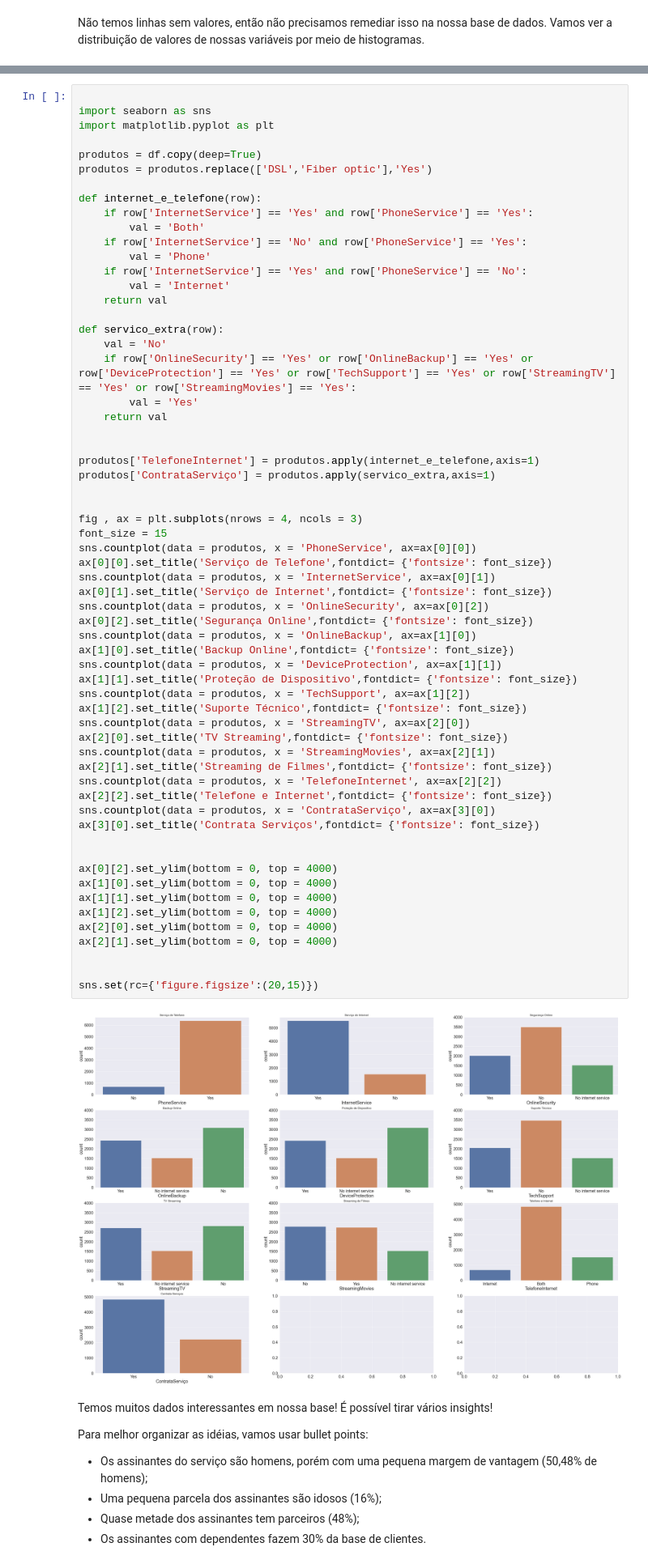
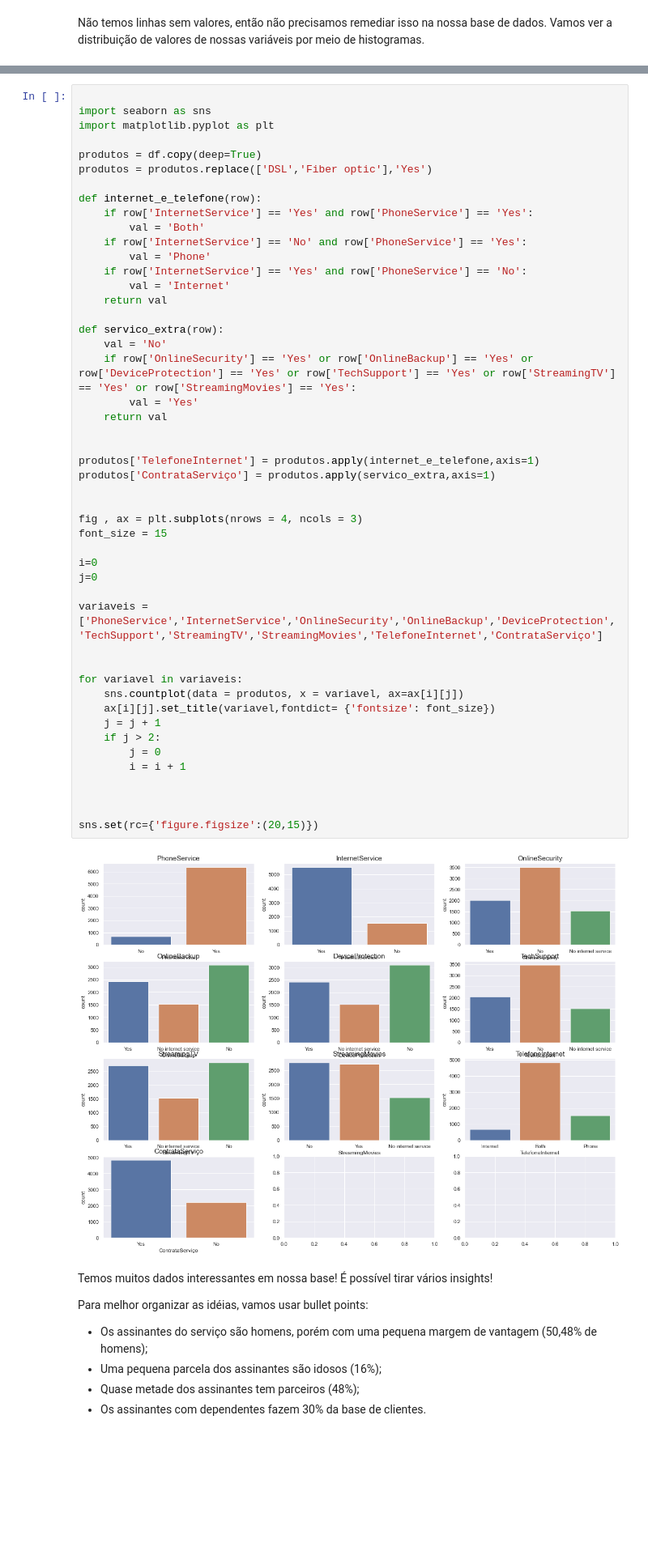
Before and after one commit to EduardoPitta/Telco_Churn, a Jupyter notebook: telco_churn.ipynb, the cells around one changed output, grey strips where cells are left out. Shown at 81% size. Cells and saved outputs as stored; diff of their text form; blank space fills up the shorter version.

```diff
--- a/telco_churn.ipynb
+++ b/telco_churn.ipynb
@@ -148,60 +150,47 @@ produtos = df.copy(deep=True)
 produtos = produtos.replace(['DSL','Fiber optic'],'Yes')
 
 def internet_e_telefone(row):
     if row['InternetService'] == 'Yes' and row['PhoneService'] == 'Yes':
         val = 'Both'
     if row['InternetService'] == 'No' and row['PhoneService'] == 'Yes':
         val = 'Phone'
     if row['InternetService'] == 'Yes' and row['PhoneService'] == 'No':
         val = 'Internet'
     return val
 
 def servico_extra(row):
     val = 'No'
     if row['OnlineSecurity'] == 'Yes' or row['OnlineBackup'] == 'Yes' or row['DeviceProtection'] == 'Yes' or row['TechSupport'] == 'Yes' or row['StreamingTV'] == 'Yes' or row['StreamingMovies'] == 'Yes':
         val = 'Yes'
     return val
 
 
 produtos['TelefoneInternet'] = produtos.apply(internet_e_telefone,axis=1)
 produtos['ContrataServiço'] = produtos.apply(servico_extra,axis=1)
 
 
 fig , ax = plt.subplots(nrows = 4, ncols = 3)
 font_size = 15
-sns.countplot(data = produtos, x = 'PhoneService', ax=ax[0][0])
-ax[0][0].set_title('Serviço de Telefone',fontdict= {'fontsize': font_size})
-sns.countplot(data = produtos, x = 'InternetService', ax=ax[0][1])
-ax[0][1].set_title('Serviço de Internet',fontdict= {'fontsize': font_size})
-sns.countplot(data = produtos, x = 'OnlineSecurity', ax=ax[0][2])
-ax[0][2].set_title('Segurança Online',fontdict= {'fontsize': font_size})
-sns.countplot(data = produtos, x = 'OnlineBackup', ax=ax[1][0])
-ax[1][0].set_title('Backup Online',fontdict= {'fontsize': font_size})
-sns.countplot(data = produtos, x = 'DeviceProtection', ax=ax[1][1])
-ax[1][1].set_title('Proteção de Dispositivo',fontdict= {'fontsize': font_size})
-sns.countplot(data = produtos, x = 'TechSupport', ax=ax[1][2])
-ax[1][2].set_title('Suporte Técnico',fontdict= {'fontsize': font_size})
-sns.countplot(data = produtos, x = 'StreamingTV', ax=ax[2][0])
-ax[2][0].set_title('TV Streaming',fontdict= {'fontsize': font_size})
-sns.countplot(data = produtos, x = 'StreamingMovies', ax=ax[2][1])
-ax[2][1].set_title('Streaming de Filmes',fontdict= {'fontsize': font_size})
-sns.countplot(data = produtos, x = 'TelefoneInternet', ax=ax[2][2])
-ax[2][2].set_title('Telefone e Internet',fontdict= {'fontsize': font_size})
-sns.countplot(data = produtos, x = 'ContrataServiço', ax=ax[3][0])
-ax[3][0].set_title('Contrata Serviços',fontdict= {'fontsize': font_size})
+
+i=0
+j=0
+
+variaveis = ['PhoneService','InternetService','OnlineSecurity','OnlineBackup','DeviceProtection','TechSupport','StreamingTV','StreamingMovies','TelefoneInternet','ContrataServiço']
 
 
-ax[0][2].set_ylim(bottom = 0, top = 4000)
-ax[1][0].set_ylim(bottom = 0, top = 4000)
-ax[1][1].set_ylim(bottom = 0, top = 4000)
-ax[1][2].set_ylim(bottom = 0, top = 4000)
-ax[2][0].set_ylim(bottom = 0, top = 4000)
-ax[2][1].set_ylim(bottom = 0, top = 4000)
+for variavel in variaveis:
+    sns.countplot(data = produtos, x = variavel, ax=ax[i][j])
+    ax[i][j].set_title(variavel,fontdict= {'fontsize': font_size})
+    j = j + 1
+    if j > 2:
+        j = 0
+        i = i + 1
+
 
 
 sns.set(rc={'figure.figsize':(20,15)})
 # %% [output]
-[figure, old version]
+[figure, new version]
 # %% [markdown]
 Temos muitos dados interessantes em nossa base! É possível tirar vários insights!
 
```
Also changed, not shown: parts of 13 cells of this notebook.
